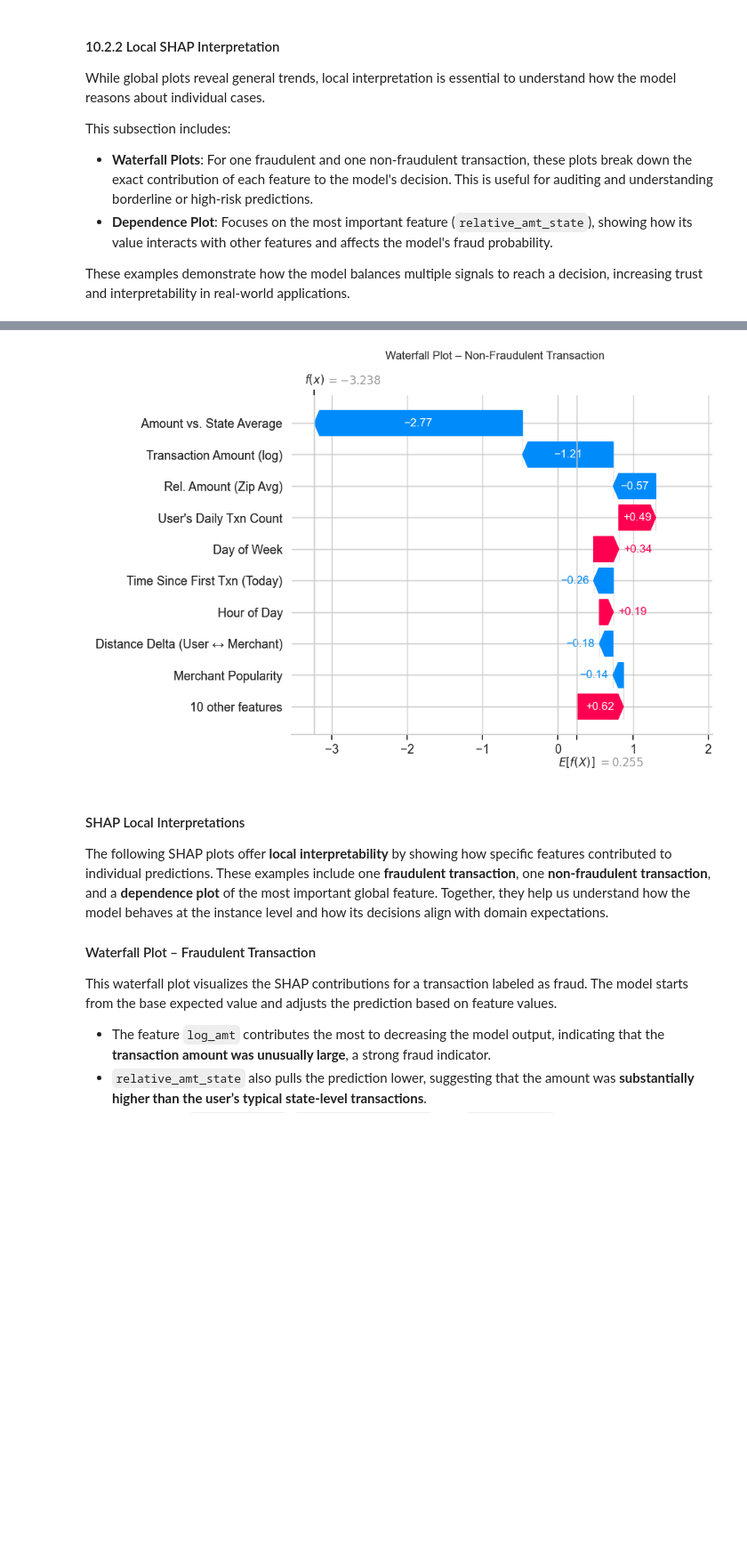
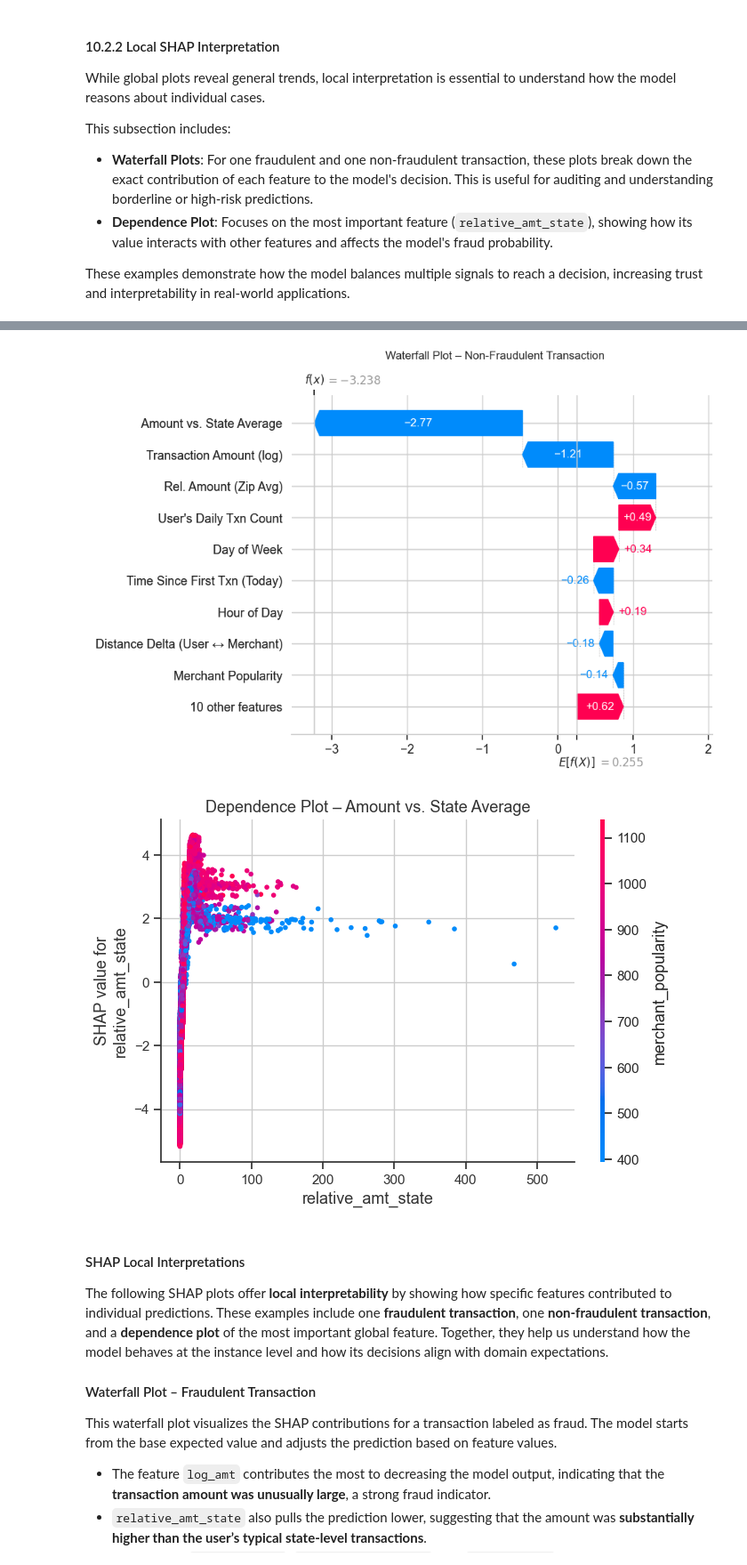
Before and after one commit to ninamcunha/fraud-detection, a Jupyter notebook: Fraud-Detection.ipynb, the cells around one changed output, grey strips where cells are left out. Shown at 89% size. Drawn from its saved outputs; the diff is of its cells as text; code cells hidden in the pictures; blank space fills up the shorter version.

```diff
--- a/Fraud-Detection.ipynb
+++ b/Fraud-Detection.ipynb
@@ -2557,33 +2557,46 @@ nonfraud_index = y_test[y_test == 0].index[0]
 
 fraud_shap = shap_values[fraud_index]
 nonfraud_shap = shap_values[nonfraud_index]
 
 # 2. Waterfall Plot – Fraud Case (with renamed features)
 X_fraud_renamed = X_test.loc[fraud_index].copy()
 X_fraud_renamed.index = [label_map.get(feat, feat) for feat in X_fraud_renamed.index]
 
 fig = plt.figure(figsize=(9, 5))
 plt.suptitle("Waterfall Plot – Fraudulent Transaction", fontsize=12)
 shap.plots._waterfall.waterfall_legacy(
     explainer.expected_value,
     fraud_shap,
     X_fraud_renamed
 )
 
 # 3. Waterfall Plot – Non-Fraud Case (with renamed features)
 X_nonfraud_renamed = X_test.loc[nonfraud_index].copy()
 X_nonfraud_renamed.index = [label_map.get(feat, feat) for feat in X_nonfraud_renamed.index]
 
 fig = plt.figure(figsize=(9, 5))
 plt.suptitle("Waterfall Plot – Non-Fraudulent Transaction", fontsize=12)
 shap.plots._waterfall.waterfall_legacy(
     explainer.expected_value,
     nonfraud_shap,
     X_nonfraud_renamed
 )
+
+# 4. SHAP Dependence Plot – Most Important Feature
+most_important_feature = top_features[0]
+pretty_name = label_map.get(most_important_feature, most_important_feature)
+
+# Dependence plot uses raw feature name (top_features[0]) but we update title for readability
+shap.dependence_plot(
+    most_important_feature,
+    shap_values,
+    X_test,
+    title=f"Dependence Plot – {pretty_name}"
+)
 # %% [output]
 [figure]
 [figure]
+[figure, added]
 # %% [markdown]
 #### SHAP Local Interpretations
 
```
Also changed, not shown: parts of 7 cells of this notebook.
